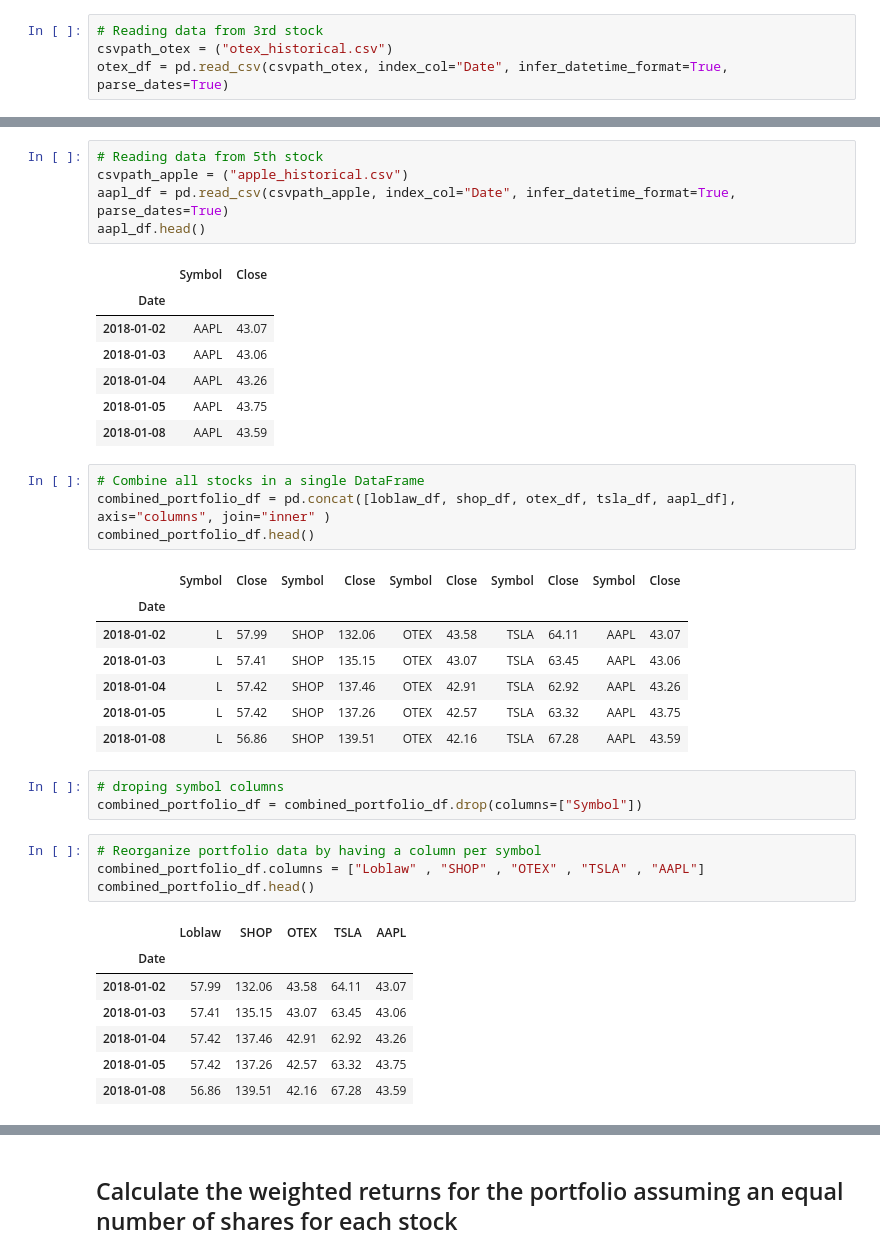
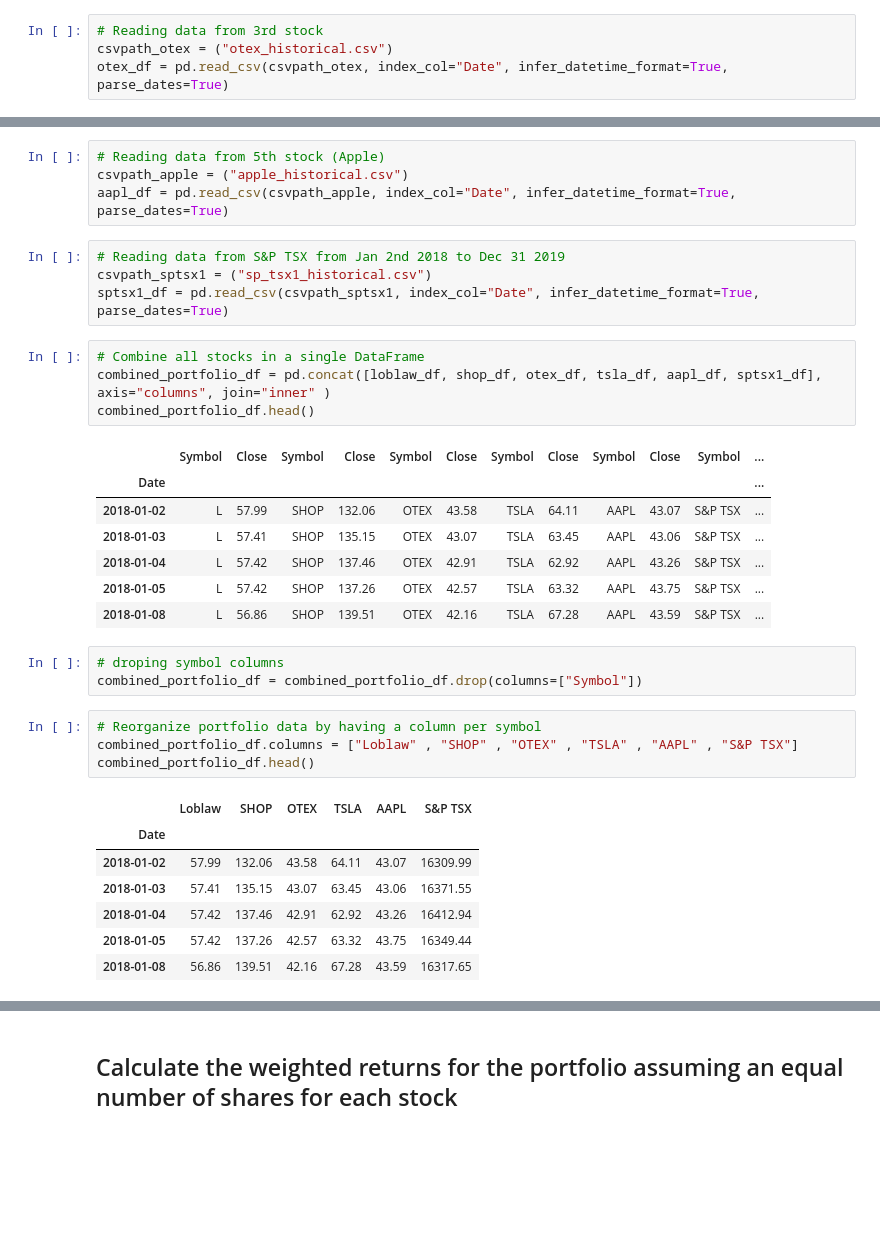
Before and after one commit to vjreddy2001/Portfolio, a Jupyter notebook: whale_analysis.ipynb, the cells around one changed output, grey strips where cells are left out. Cells and saved outputs as stored; diff of their text form; blank space fills up the shorter version.

```diff
--- a/whale_analysis.ipynb
+++ b/whale_analysis.ipynb
@@ -541,43 +536,38 @@ tsla_df.head()
 # %%
-# Reading data from 5th stock
+# Reading data from 5th stock (Apple)
 csvpath_apple = ("apple_historical.csv")
 aapl_df = pd.read_csv(csvpath_apple, index_col="Date", infer_datetime_format=True, parse_dates=True)
-aapl_df.head()
-# %% [output]
-|  | Symbol | Close |
-| Date |  |  |
-| 2018-01-02 | AAPL | 43.07 |
-| 2018-01-03 | AAPL | 43.06 |
-| 2018-01-04 | AAPL | 43.26 |
-| 2018-01-05 | AAPL | 43.75 |
-| 2018-01-08 | AAPL | 43.59 |
+# %%
+# Reading data from S&P TSX from Jan 2nd 2018 to Dec 31 2019
+csvpath_sptsx1 = ("sp_tsx1_historical.csv")
+sptsx1_df = pd.read_csv(csvpath_sptsx1, index_col="Date", infer_datetime_format=True, parse_dates=True)
 # %%
 # Combine all stocks in a single DataFrame
-combined_portfolio_df = pd.concat([loblaw_df, shop_df, otex_df, tsla_df, aapl_df], axis="columns", join="inner" )
+combined_portfolio_df = pd.concat([loblaw_df, shop_df, otex_df, tsla_df, aapl_df, sptsx1_df], axis="columns", join="inner" )
 combined_portfolio_df.head()
 # %% [output]
-|  | Symbol | Close | Symbol | Close | Symbol | Close | Symbol | Close | Symbol | Close |
-| Date |  |  |  |  |  |  |  |  |  |  |
-| 2018-01-02 | L | 57.99 | SHOP | 132.06 | OTEX | 43.58 | TSLA | 64.11 | AAPL | 43.07 |
-| 2018-01-03 | L | 57.41 | SHOP | 135.15 | OTEX | 43.07 | TSLA | 63.45 | AAPL | 43.06 |
-| 2018-01-04 | L | 57.42 | SHOP | 137.46 | OTEX | 42.91 | TSLA | 62.92 | AAPL | 43.26 |
-| 2018-01-05 | L | 57.42 | SHOP | 137.26 | OTEX | 42.57 | TSLA | 63.32 | AAPL | 43.75 |
-| 2018-01-08 | L | 56.86 | SHOP | 139.51 | OTEX | 42.16 | TSLA | 67.28 | AAPL | 43.59 |
+|  | Symbol | Close | Symbol | Close | Symbol | Close | Symbol | Close | Symbol | Close | Symbol | ... |
+| Date |  |  |  |  |  |  |  |  |  |  |  | ... |
+| 2018-01-02 | L | 57.99 | SHOP | 132.06 | OTEX | 43.58 | TSLA | 64.11 | AAPL | 43.07 | S&P TSX | ... |
+| 2018-01-03 | L | 57.41 | SHOP | 135.15 | OTEX | 43.07 | TSLA | 63.45 | AAPL | 43.06 | S&P TSX | ... |
+| 2018-01-04 | L | 57.42 | SHOP | 137.46 | OTEX | 42.91 | TSLA | 62.92 | AAPL | 43.26 | S&P TSX | ... |
+| 2018-01-05 | L | 57.42 | SHOP | 137.26 | OTEX | 42.57 | TSLA | 63.32 | AAPL | 43.75 | S&P TSX | ... |
+| 2018-01-08 | L | 56.86 | SHOP | 139.51 | OTEX | 42.16 | TSLA | 67.28 | AAPL | 43.59 | S&P TSX | ... |
 # %%
 # droping symbol columns
 combined_portfolio_df = combined_portfolio_df.drop(columns=["Symbol"])
 # %%
 # Reorganize portfolio data by having a column per symbol
-combined_portfolio_df.columns = ["Loblaw" , "SHOP" , "OTEX" , "TSLA" , "AAPL"]
+combined_portfolio_df.columns = ["Loblaw" , "SHOP" , "OTEX" , "TSLA" , "AAPL" , "S&P TSX"]
 combined_portfolio_df.head()
 # %% [output]
-|  | Loblaw | SHOP | OTEX | TSLA | AAPL |
-| Date |  |  |  |  |  |
-| 2018-01-02 | 57.99 | 132.06 | 43.58 | 64.11 | 43.07 |
-| 2018-01-03 | 57.41 | 135.15 | 43.07 | 63.45 | 43.06 |
-| 2018-01-04 | 57.42 | 137.46 | 42.91 | 62.92 | 43.26 |
-| 2018-01-05 | 57.42 | 137.26 | 42.57 | 63.32 | 43.75 |
-| 2018-01-08 | 56.86 | 139.51 | 42.16 | 67.28 | 43.59 |
+|  | Loblaw | SHOP | OTEX | TSLA | AAPL | S&P TSX |
+| Date |  |  |  |  |  |  |
+| 2018-01-02 | 57.99 | 132.06 | 43.58 | 64.11 | 43.07 | 16309.99 |
+| 2018-01-03 | 57.41 | 135.15 | 43.07 | 63.45 | 43.06 | 16371.55 |
+| 2018-01-04 | 57.42 | 137.46 | 42.91 | 62.92 | 43.26 | 16412.94 |
+| 2018-01-05 | 57.42 | 137.26 | 42.57 | 63.32 | 43.75 | 16349.44 |
+| 2018-01-08 | 56.86 | 139.51 | 42.16 | 67.28 | 43.59 | 16317.65 |
 # %%
 # Calculate daily returns
 daily_returns_portfolio_df = combined_portfolio_df.pct_change()
```
Also changed, not shown: parts of 17 cells of this notebook.
